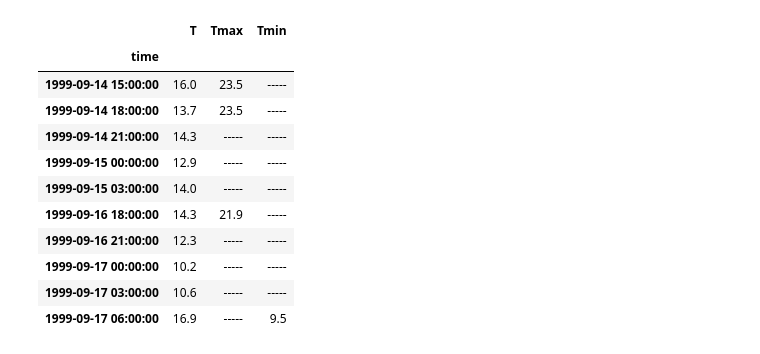
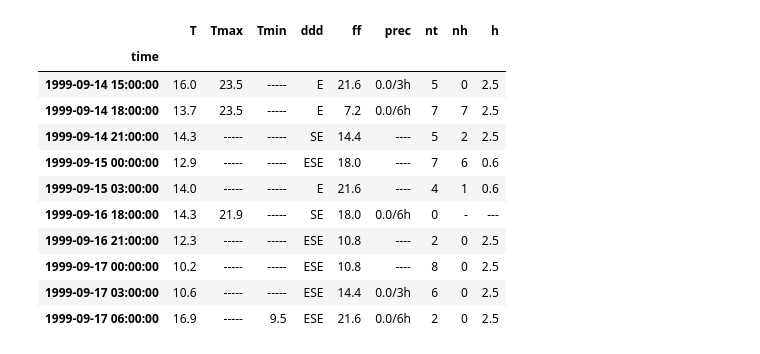
Before and after one commit to dimka11/coursework, a Jupyter notebook: RP5/thermal_pollution_4.ipynb, the cells around one changed output. Saved outputs shown, nothing was run; the diff lists cells and outputs as text; code cells hidden in the pictures.

```diff
--- a/RP5/thermal_pollution_4.ipynb
+++ b/RP5/thermal_pollution_4.ipynb
@@ -11,28 +11,33 @@ import seaborn as sns
 import matplotlib.pyplot as plt
 import seaborn as sns
 
-pd.set_option('display.max_rows', None)
+pd.set_option('display.max_rows', 100)
 # %%
 # load airport_ogimet
 
-dfao = pd.read_csv('airport_ogimet.csv')
+# ddd in kmh !!! 1 m/s = 3.6 kmh/h
+
+dfao = pd.read_csv('airport_ogimet_ext.csv') # dfao = pd.read_csv('airport_ogimet_ext.csv')
 dfao['time1'] = dfao['date'] + ' ' + dfao['time']
 dfao = dfao.drop(columns={'Unnamed: 0', 'date', 'time'})
 dfao['time1'] =  pd.to_datetime(dfao['time1'], format='%m/%d/%Y %H:%M')
 dfao.rename(columns={ 'time1': "time" }, inplace = True)
 dfao = dfao.set_index('time')
+
+# drop dublicates
 dfao = dfao.loc[~dfao.index.duplicated(keep='first')]
+
 dfao.head(10)
 # %% [output]
-|  | T | Tmax | Tmin |
-| time |  |  |  |
-| 1999-09-14 15:00:00 | 16.0 | 23.5 | ----- |
-| 1999-09-14 18:00:00 | 13.7 | 23.5 | ----- |
-| 1999-09-14 21:00:00 | 14.3 | ----- | ----- |
-| 1999-09-15 00:00:00 | 12.9 | ----- | ----- |
-| 1999-09-15 03:00:00 | 14.0 | ----- | ----- |
-| 1999-09-16 18:00:00 | 14.3 | 21.9 | ----- |
-| 1999-09-16 21:00:00 | 12.3 | ----- | ----- |
-| 1999-09-17 00:00:00 | 10.2 | ----- | ----- |
-| 1999-09-17 03:00:00 | 10.6 | ----- | ----- |
-| 1999-09-17 06:00:00 | 16.9 | ----- | 9.5 |
+|  | T | Tmax | Tmin | ddd | ff | prec | nt | nh | h |
+| time |  |  |  |  |  |  |  |  |  |
+| 1999-09-14 15:00:00 | 16.0 | 23.5 | ----- | E | 21.6 | 0.0/3h | 5 | 0 | 2.5 |
+| 1999-09-14 18:00:00 | 13.7 | 23.5 | ----- | E | 7.2 | 0.0/6h | 7 | 7 | 2.5 |
+| 1999-09-14 21:00:00 | 14.3 | ----- | ----- | SE | 14.4 | ---- | 5 | 2 | 2.5 |
+| 1999-09-15 00:00:00 | 12.9 | ----- | ----- | ESE | 18.0 | ---- | 7 | 6 | 0.6 |
+| 1999-09-15 03:00:00 | 14.0 | ----- | ----- | E | 21.6 | ---- | 4 | 1 | 0.6 |
+| 1999-09-16 18:00:00 | 14.3 | 21.9 | ----- | SE | 18.0 | 0.0/6h | 0 | - | --- |
+| 1999-09-16 21:00:00 | 12.3 | ----- | ----- | ESE | 10.8 | ---- | 2 | 0 | 2.5 |
+| 1999-09-17 00:00:00 | 10.2 | ----- | ----- | ESE | 10.8 | ---- | 8 | 0 | 2.5 |
+| 1999-09-17 03:00:00 | 10.6 | ----- | ----- | ESE | 14.4 | 0.0/3h | 6 | 0 | 2.5 |
+| 1999-09-17 06:00:00 | 16.9 | ----- | 9.5 | ESE | 21.6 | 0.0/6h | 2 | 0 | 2.5 |
```
Also changed, not shown: parts of 13 cells of this notebook, 3 other files.
